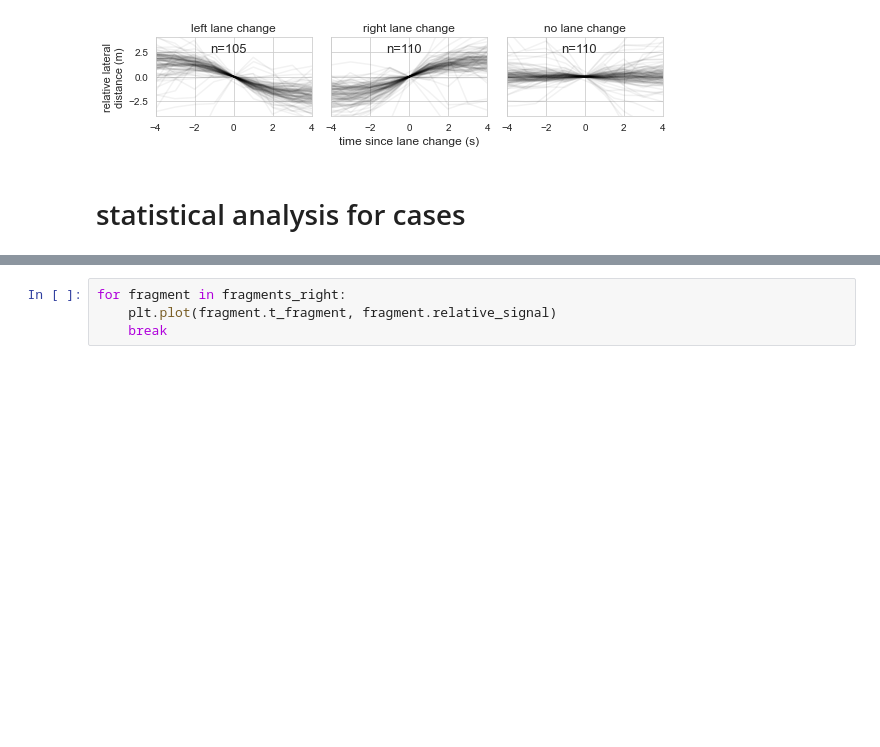
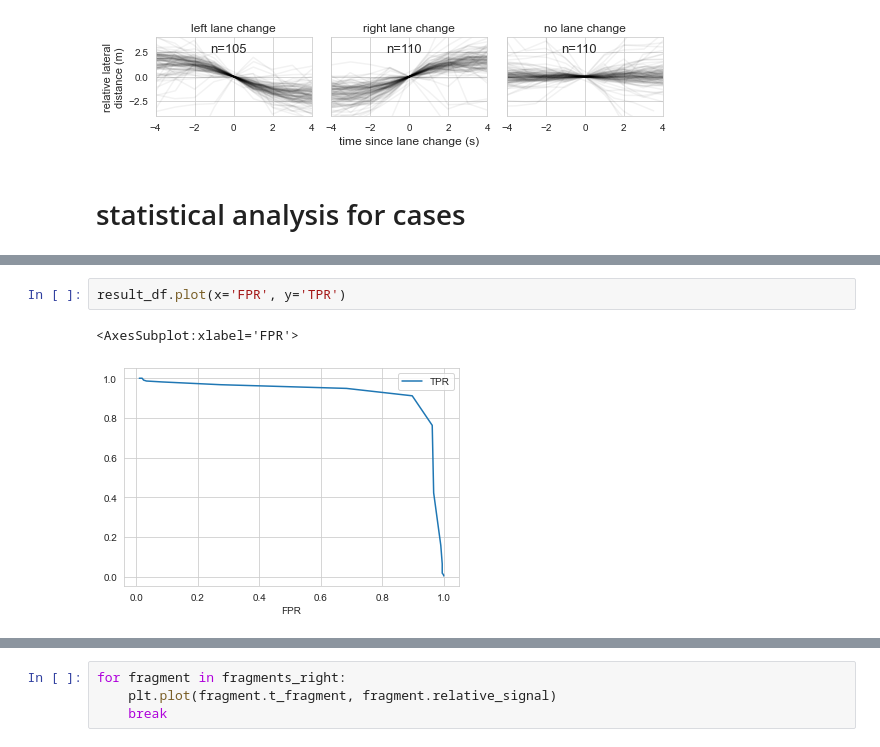
Before and after one commit to tomdries/gps-lane-changes, a Jupyter notebook: analysis.ipynb, the cells around one changed output, grey strips where cells are left out. Saved outputs shown, nothing was run; the diff lists cells and outputs as text; blank space fills up the shorter version.

```diff
--- a/analysis.ipynb
+++ b/analysis.ipynb
@@ -496 +528,6 @@ fragment_diff = fragment_positive.offset_pos.iloc[-1] - fragment_positive.offset
+# %%
+result_df.plot(x='FPR', y='TPR')
+# %% [output]
+<AxesSubplot:xlabel='FPR'>
+[figure, added]
 # %%
```
Also changed, not shown: parts of 6 cells of this notebook.
